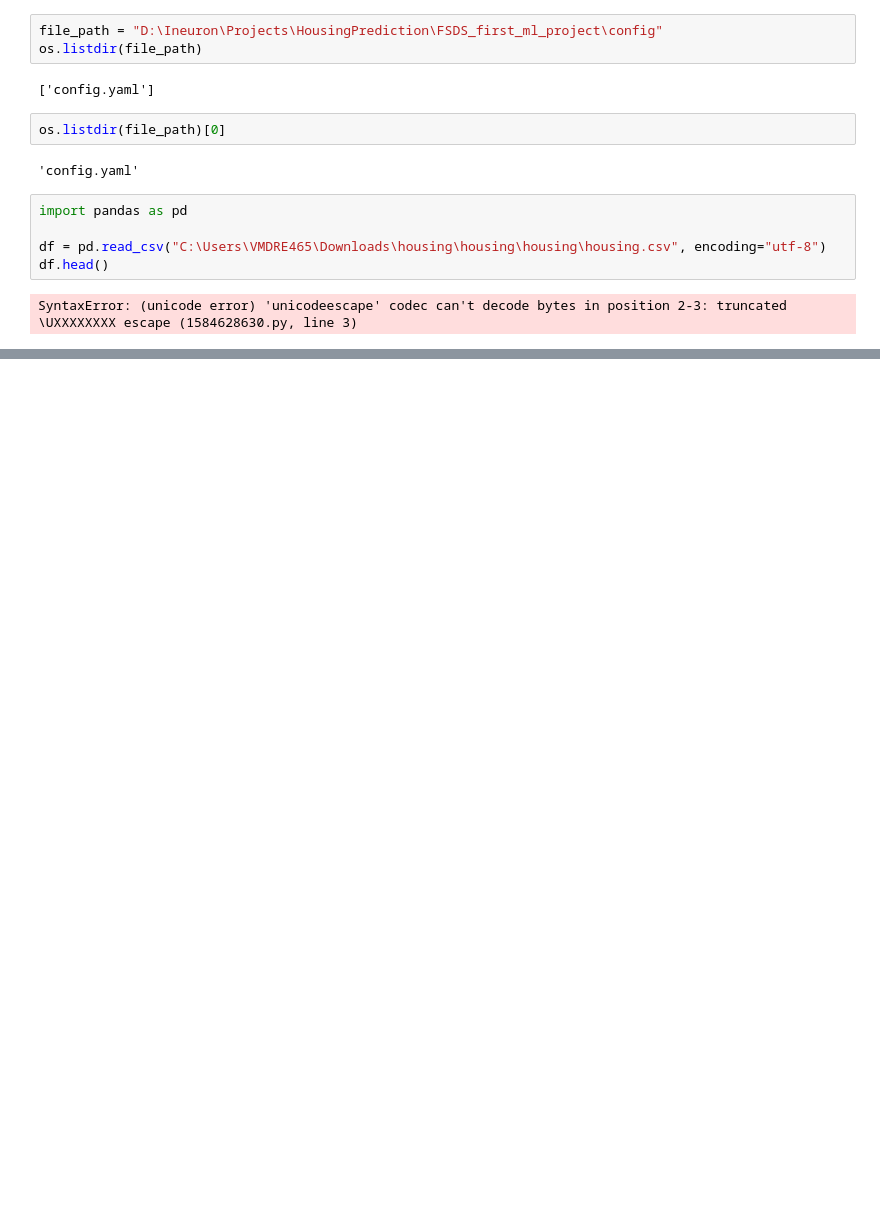
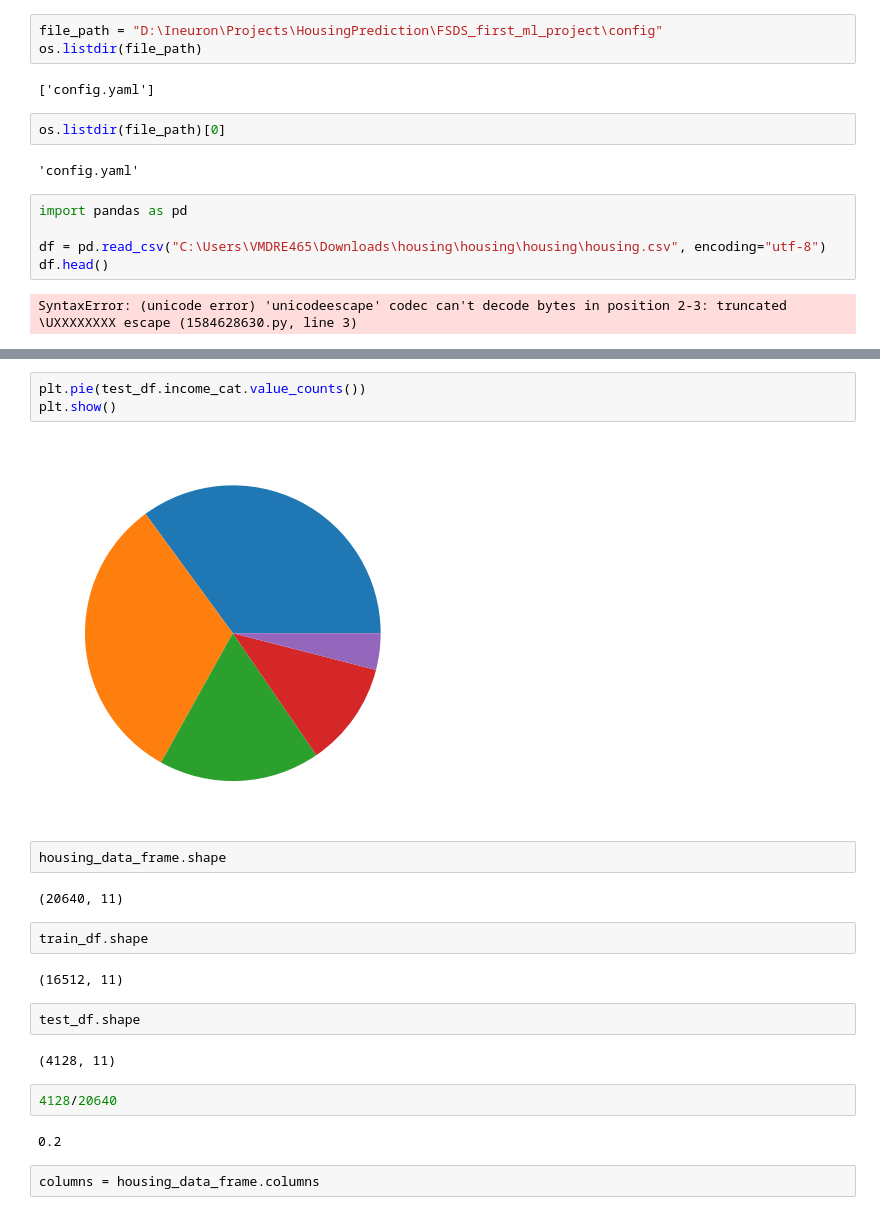
Before and after one commit to LijiAlex/FSDS_first_ml_project, a Jupyter notebook: notebook/example.ipynb, the cells around one changed output, grey strips where cells are left out. Saved outputs shown, nothing was run; the diff lists cells and outputs as text; blank space fills up the shorter version.

```diff
--- a/notebook/example.ipynb
+++ b/notebook/example.ipynb
@@ -169,0 +285,23 @@ SyntaxError: (unicode error) 'unicodeescape' codec can't decode bytes in positio
+# %%
+plt.pie(test_df.income_cat.value_counts())
+plt.show()
+# %% [output]
+[figure, added]
+# %%
+housing_data_frame.shape
+# %% [output]
+(20640, 11)
+# %%
+train_df.shape
+# %% [output]
+(16512, 11)
+# %%
+test_df.shape
+# %% [output]
+(4128, 11)
+# %%
+4128/20640
+# %% [output]
+0.2
+# %%
+columns = housing_data_frame.columns
```
Also changed, not shown: parts of 26 cells of this notebook, 2 other files.
